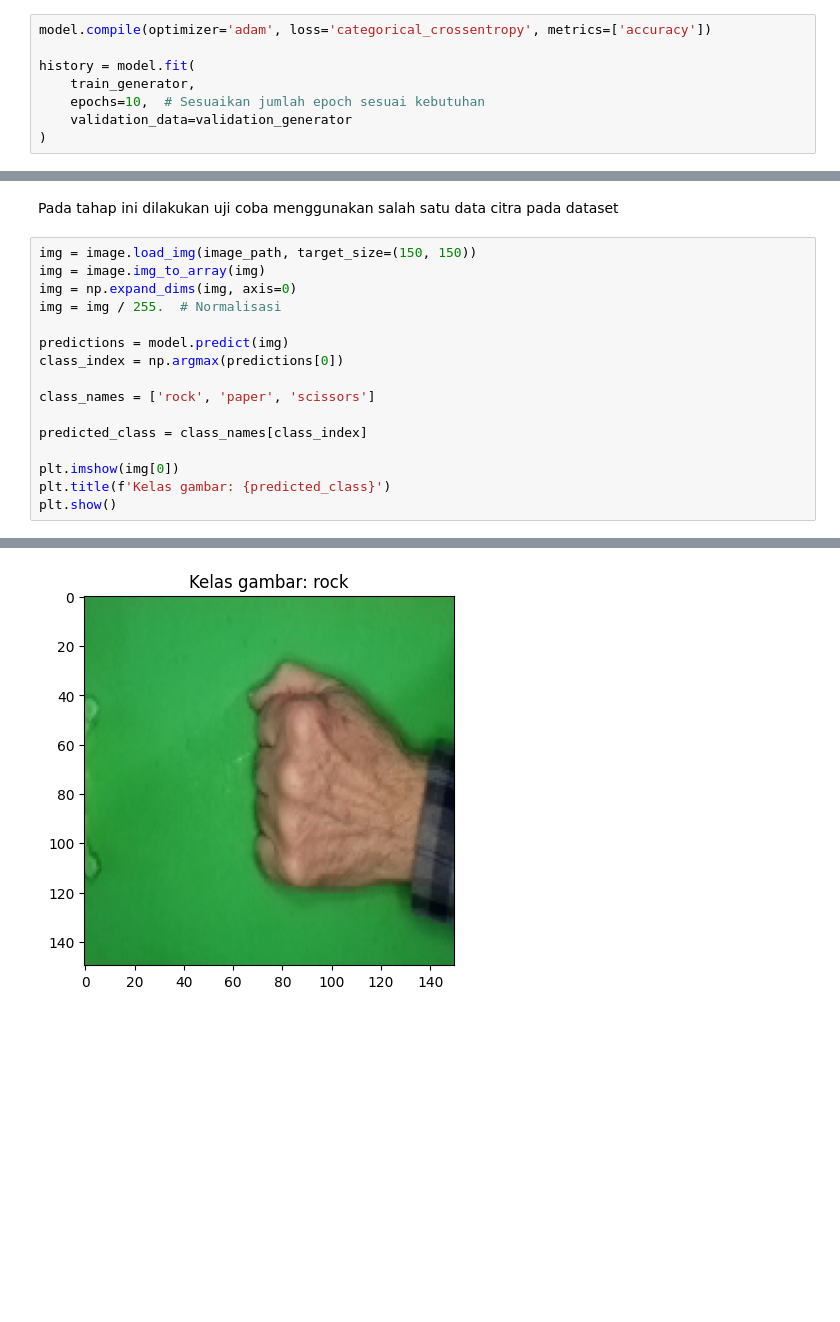
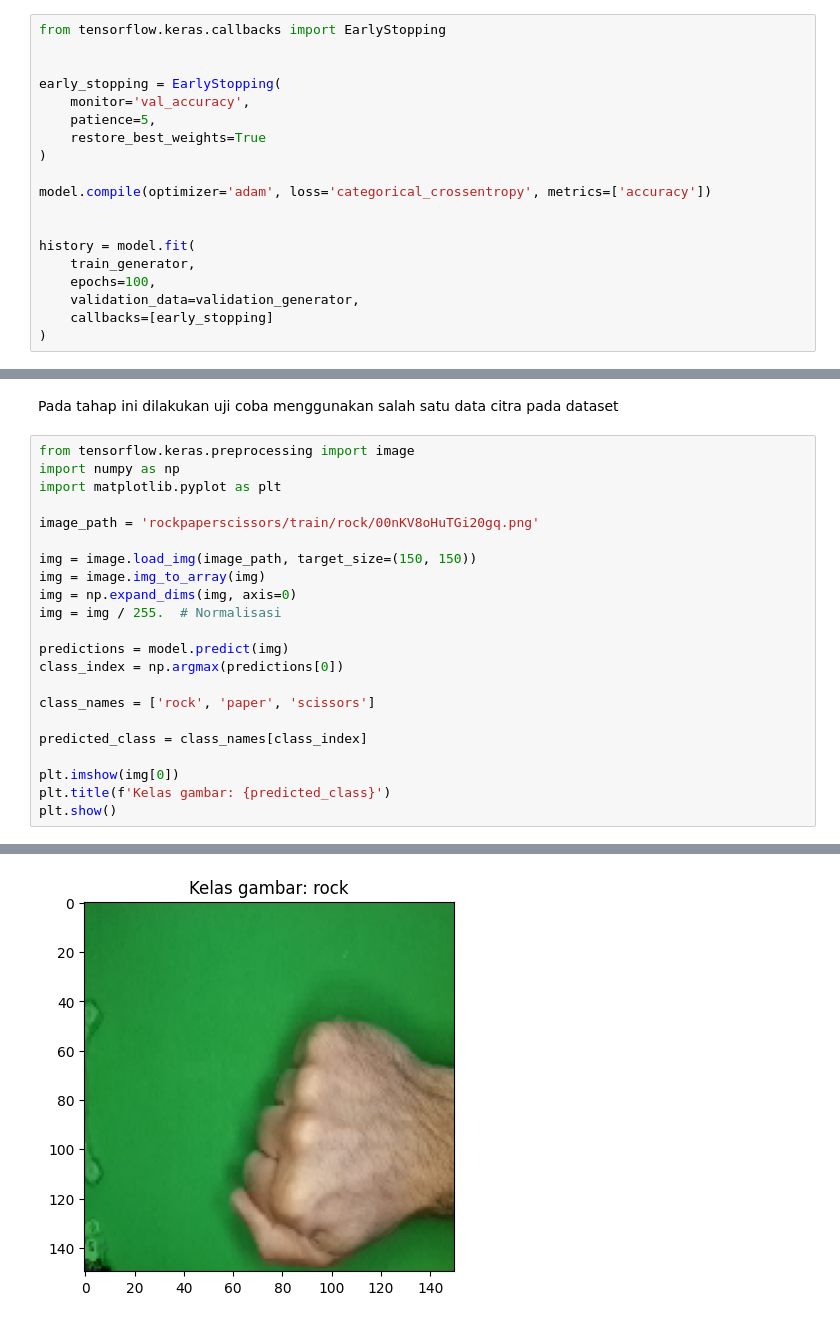
Before and after one commit to dwndnt/DL_KlasifikasiCitra_CNN, a Jupyter notebook: KlasifikasiCitra_CNN.ipynb, the cells around one changed output, grey strips where cells are left out. Saved outputs shown, nothing was run; the diff lists cells and outputs as text; blank space fills up the shorter version.

Commit message:
Update Notebook & Visualisasi

```diff
--- a/KlasifikasiCitra_CNN.ipynb
+++ b/KlasifikasiCitra_CNN.ipynb
@@ -117,11 +117,22 @@ model = Sequential([
 # %% [markdown]
 Kemudian model CNN dilatih menggunakan set training yang sudah disiapkan sebelumnya.
 # %%
+from tensorflow.keras.callbacks import EarlyStopping
+
+
+early_stopping = EarlyStopping(
+    monitor='val_accuracy',
+    patience=5,
+    restore_best_weights=True
+)
+
 model.compile(optimizer='adam', loss='categorical_crossentropy', metrics=['accuracy'])
+
 
 history = model.fit(
     train_generator,
-    epochs=10,  # Sesuaikan jumlah epoch sesuai kebutuhan
-    validation_data=validation_generator
+    epochs=100,
+    validation_data=validation_generator,
+    callbacks=[early_stopping]
 )
 # %% [output]
@@ -163,6 +169,12 @@ Hasil evaluasi menunjukkan bahwa model memiliki akurasi sebesar 96,73% dalam men
 # %% [markdown]
 Pada tahap ini dilakukan uji coba menggunakan salah satu data citra pada dataset
 # %%
+from tensorflow.keras.preprocessing import image
+import numpy as np
+import matplotlib.pyplot as plt
+
+image_path = 'rockpaperscissors/train/rock/00nKV8oHuTGi20gq.png'
+
 img = image.load_img(image_path, target_size=(150, 150))
 img = image.img_to_array(img)
 img = np.expand_dims(img, axis=0)
@@ -183 +195 @@ plt.show()
-[figure, old version]
+[figure, new version]
```
Also changed, not shown: parts of 6 cells of this notebook, 3 other files.
